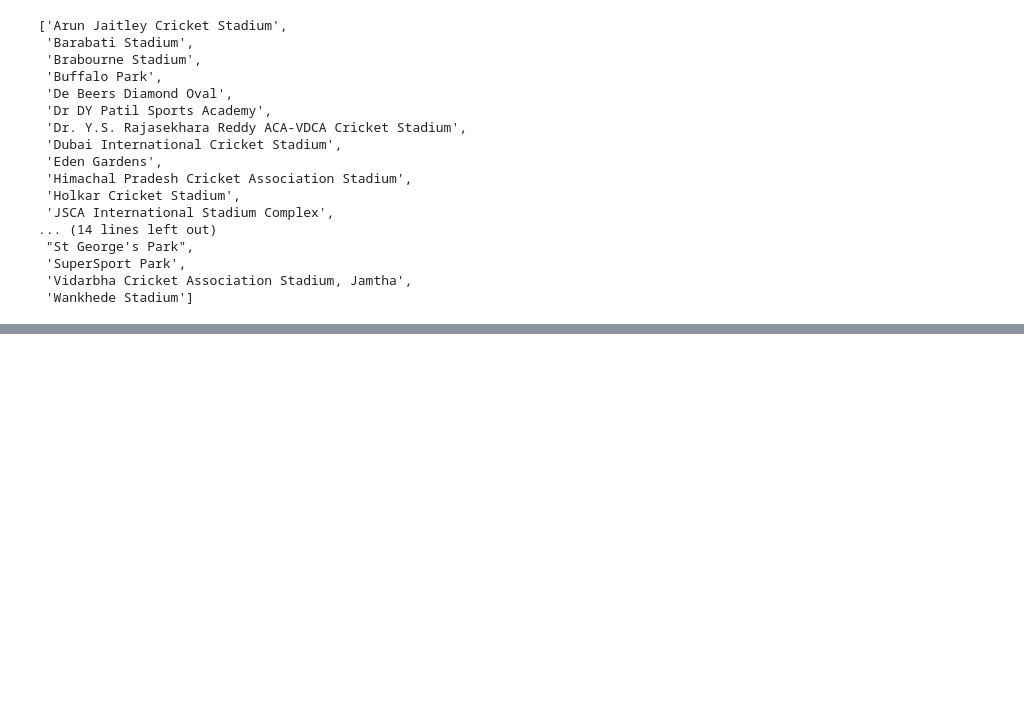
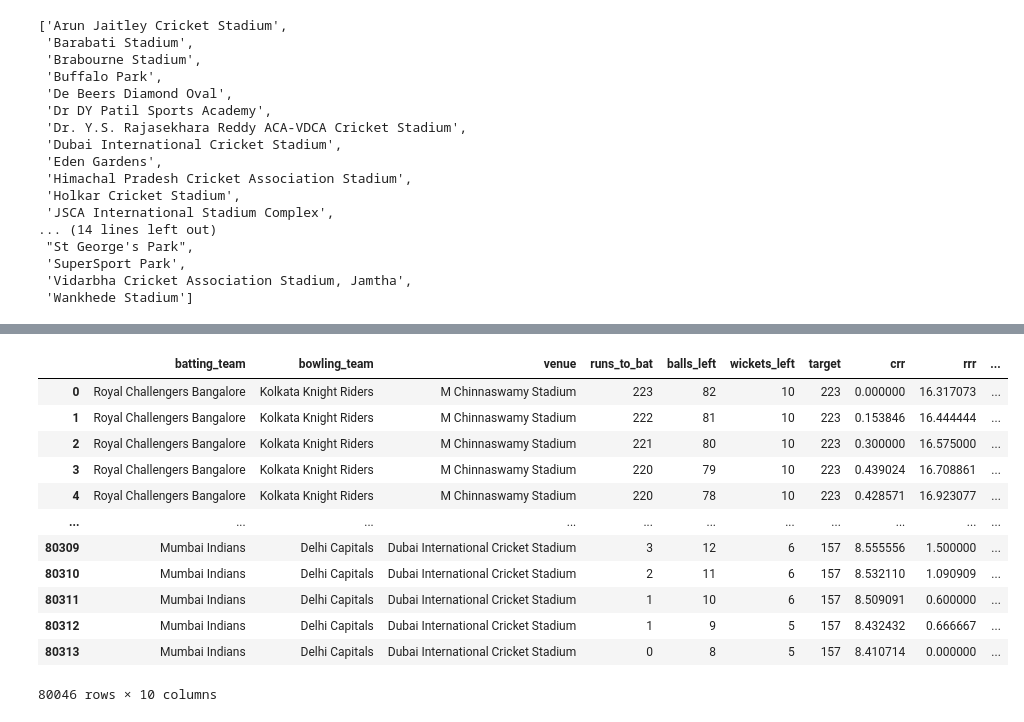
Before and after one commit to prayashdash1729/IPL_win_prediction, a Jupyter notebook: data.ipynb, the cells around one changed output, grey strips where cells are left out. Saved outputs shown, nothing was run; the diff lists cells and outputs as text; code cells hidden in the pictures; blank space fills up the shorter version.

```diff
--- a/data.ipynb
+++ b/data.ipynb
@@ -619,0 +659,3 @@ sorted(df['venue'].unique())
+# %%
+final_df = df[df['balls_left']!=0]
+final_df.head()
@@ -619,0 +685,17 @@ sorted(df['venue'].unique())
+# %%
+final_df = final_df[['batting_team','bowling_team','venue','runs_to_bat','balls_left','wickets_left','target','crr','rrr','result']]
+final_df
+# %% [output]
+|  | batting_team | bowling_team | venue | runs_to_bat | balls_left | wickets_left | target | crr | rrr | ... |
+| 0 | Royal Challengers Bangalore | Kolkata Knight Riders | M Chinnaswamy Stadium | 223 | 82 | 10 | 223 | 0.000000 | 16.317073 | ... |
+| 1 | Royal Challengers Bangalore | Kolkata Knight Riders | M Chinnaswamy Stadium | 222 | 81 | 10 | 223 | 0.153846 | 16.444444 | ... |
+| 2 | Royal Challengers Bangalore | Kolkata Knight Riders | M Chinnaswamy Stadium | 221 | 80 | 10 | 223 | 0.300000 | 16.575000 | ... |
+| 3 | Royal Challengers Bangalore | Kolkata Knight Riders | M Chinnaswamy Stadium | 220 | 79 | 10 | 223 | 0.439024 | 16.708861 | ... |
+| 4 | Royal Challengers Bangalore | Kolkata Knight Riders | M Chinnaswamy Stadium | 220 | 78 | 10 | 223 | 0.428571 | 16.923077 | ... |
+| ... | ... | ... | ... | ... | ... | ... | ... | ... | ... | ... |
+| 80309 | Mumbai Indians | Delhi Capitals | Dubai International Cricket Stadium | 3 | 12 | 6 | 157 | 8.555556 | 1.500000 | ... |
+| 80310 | Mumbai Indians | Delhi Capitals | Dubai International Cricket Stadium | 2 | 11 | 6 | 157 | 8.532110 | 1.090909 | ... |
+| 80311 | Mumbai Indians | Delhi Capitals | Dubai International Cricket Stadium | 1 | 10 | 6 | 157 | 8.509091 | 0.600000 | ... |
+| 80312 | Mumbai Indians | Delhi Capitals | Dubai International Cricket Stadium | 1 | 9 | 5 | 157 | 8.432432 | 0.666667 | ... |
+| 80313 | Mumbai Indians | Delhi Capitals | Dubai International Cricket Stadium | 0 | 8 | 5 | 157 | 8.410714 | 0.000000 | ... |
+80046 rows × 10 columns
```
Also changed, not shown: parts of 18 cells of this notebook.
